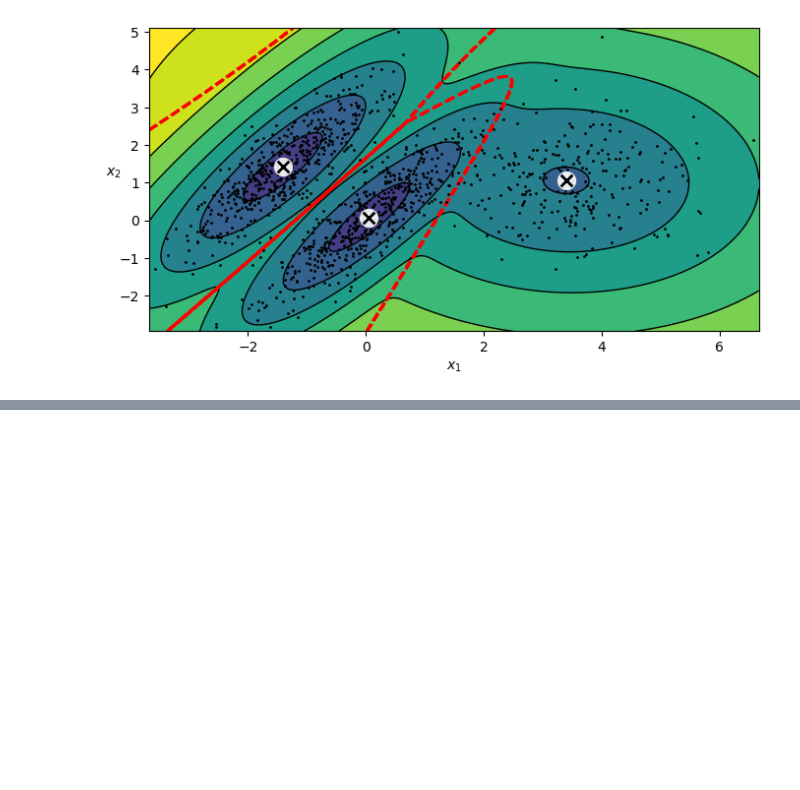
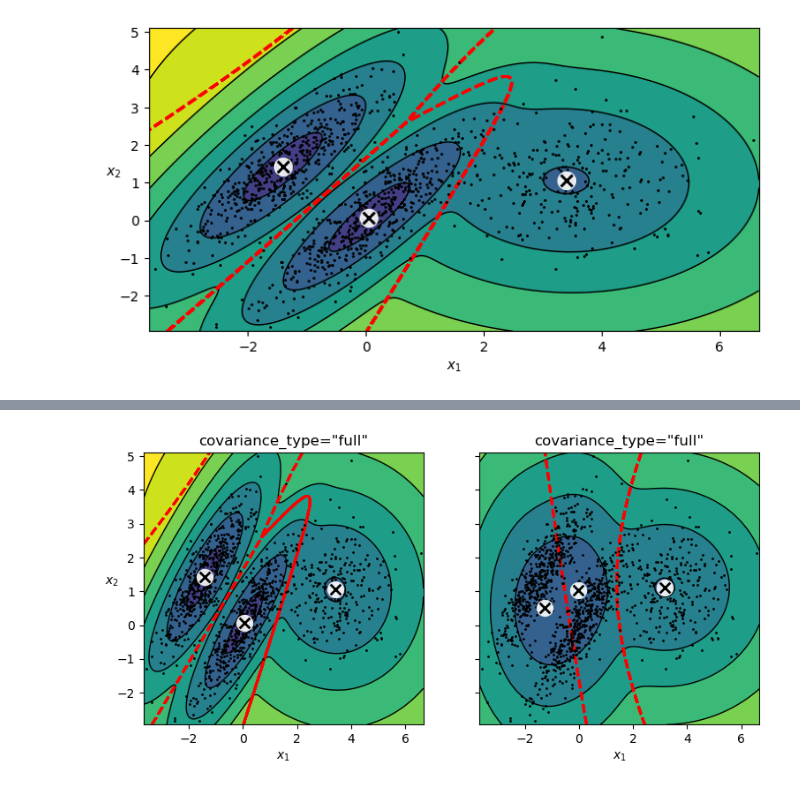
Before and after one commit to tcarr032/Unsupervised-Learning-models, a Jupyter notebook: Unsupervised.ipynb, the cells around one changed output, grey strips where cells are left out. Drawn from its saved outputs; the diff is of its cells as text; code cells hidden in the pictures; blank space fills up the shorter version.

```diff
--- a/Unsupervised.ipynb
+++ b/Unsupervised.ipynb
@@ -446,0 +475,5 @@ plt.show()
+# %%
+compare_gaussian_mixtures(gm_full, gm_diag, X)
+plt.show()
+# %% [output]
+[figure, added]
```
Also changed, not shown: parts of 24 cells of this notebook.
